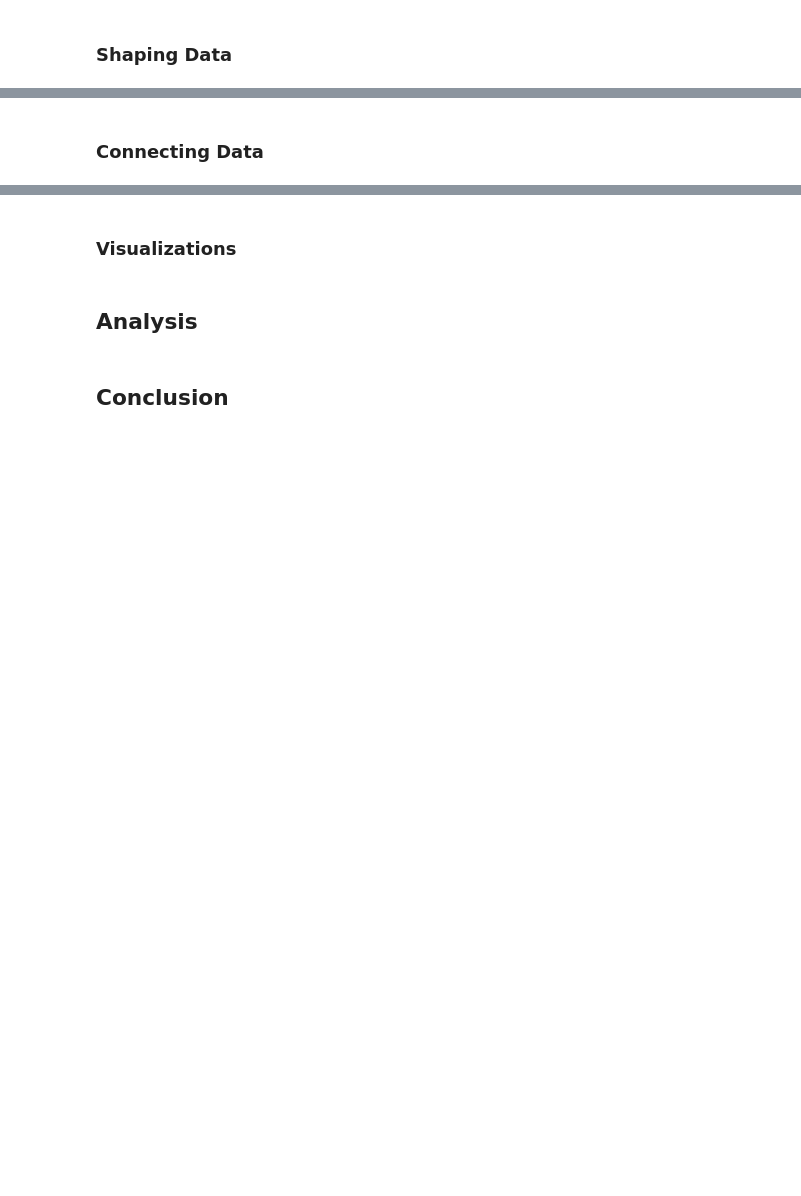
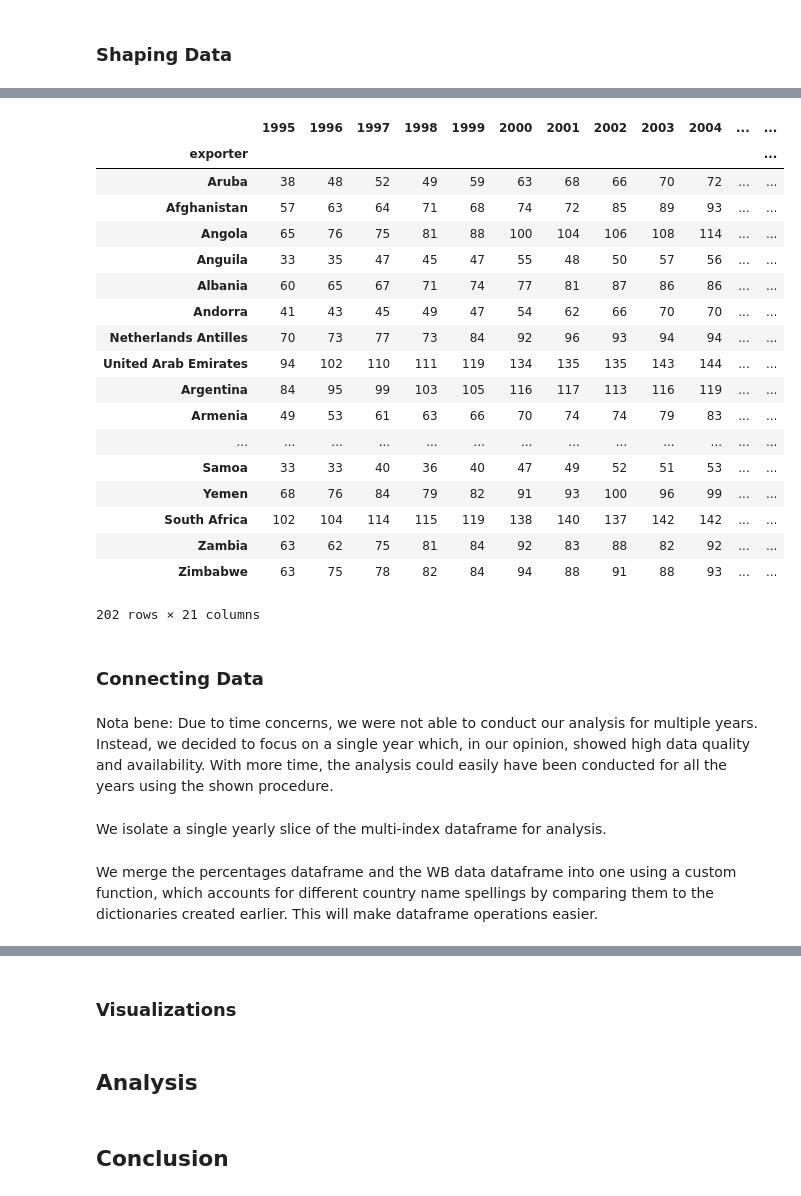
Before and after one commit to swigman/TrueEmissions, a Jupyter notebook: FA_16_Report.ipynb, the cells around one changed output, grey strips where cells are left out. Saved outputs shown, nothing was run; the diff lists cells and outputs as text; code cells hidden in the pictures; blank space fills up the shorter version.

```diff
--- a/FA_16_Report.ipynb
+++ b/FA_16_Report.ipynb
@@ -172,0 +219,2 @@ dtype: float64
+# %%
+percentages_multi = imported_data.copy()
@@ -172,0 +223,5 @@ dtype: float64
+# %%
+for year in years:
+    this = percentages_multi.loc[year].div(percentages_multi.loc[year].sum(axis=1), axis=0)
+    this_filled = this.fillna(0)
+    percentages_multi.loc[year].update(this_filled)
@@ -173,2 +232,38 @@ dtype: float64
+# %%
+data_points = (percentages_multi.loc[1995] != 0).sum(axis=1).to_frame()
+data_points.columns = ['1995']
+
+i=1
+for year in years[1:]:
+    i=i+1
+    this = (percentages_multi.loc[year] != 0).sum(axis=1)
+    data_points = data_points.assign(temp = this)
+    data_points.columns = [years[:i]]
+
+data_points
+# %% [output]
+|  | 1995 | 1996 | 1997 | 1998 | 1999 | 2000 | 2001 | 2002 | 2003 | 2004 | ... | ... |
+| exporter |  |  |  |  |  |  |  |  |  |  |  | ... |
+| Aruba | 38 | 48 | 52 | 49 | 59 | 63 | 68 | 66 | 70 | 72 | ... | ... |
+| Afghanistan | 57 | 63 | 64 | 71 | 68 | 74 | 72 | 85 | 89 | 93 | ... | ... |
+| Angola | 65 | 76 | 75 | 81 | 88 | 100 | 104 | 106 | 108 | 114 | ... | ... |
+| Anguila | 33 | 35 | 47 | 45 | 47 | 55 | 48 | 50 | 57 | 56 | ... | ... |
+| Albania | 60 | 65 | 67 | 71 | 74 | 77 | 81 | 87 | 86 | 86 | ... | ... |
+| Andorra | 41 | 43 | 45 | 49 | 47 | 54 | 62 | 66 | 70 | 70 | ... | ... |
+| Netherlands Antilles | 70 | 73 | 77 | 73 | 84 | 92 | 96 | 93 | 94 | 94 | ... | ... |
+| United Arab Emirates | 94 | 102 | 110 | 111 | 119 | 134 | 135 | 135 | 143 | 144 | ... | ... |
+| Argentina | 84 | 95 | 99 | 103 | 105 | 116 | 117 | 113 | 116 | 119 | ... | ... |
+| Armenia | 49 | 53 | 61 | 63 | 66 | 70 | 74 | 74 | 79 | 83 | ... | ... |
+| ... | ... | ... | ... | ... | ... | ... | ... | ... | ... | ... | ... | ... |
+| Samoa | 33 | 33 | 40 | 36 | 40 | 47 | 49 | 52 | 51 | 53 | ... | ... |
+| Yemen | 68 | 76 | 84 | 79 | 82 | 91 | 93 | 100 | 96 | 99 | ... | ... |
+| South Africa | 102 | 104 | 114 | 115 | 119 | 138 | 140 | 137 | 142 | 142 | ... | ... |
+| Zambia | 63 | 62 | 75 | 81 | 84 | 92 | 83 | 88 | 82 | 92 | ... | ... |
+| Zimbabwe | 63 | 75 | 78 | 82 | 84 | 94 | 88 | 91 | 88 | 93 | ... | ... |
+202 rows × 21 columns
 # %% [markdown]
 ### Connecting Data
+# %% [markdown]
+Nota bene: Due to time concerns, we were not able to conduct our analysis for multiple years. Instead, we decided to focus on a single year which, in our opinion, showed high data quality and availability. With more time, the analysis could easily have been conducted for all the years using the shown procedure.
+# %% [markdown]
+We isolate a single yearly slice of the multi-index dataframe for analysis.
@@ -174,0 +278,2 @@ dtype: float64
+# %% [markdown]
+We merge the percentages dataframe and the WB data dataframe into one using a custom function, which accounts for different country name spellings by comparing them to the dictionaries created earlier. This will make dataframe operations easier.
```
Also changed, not shown: parts of 17 cells of this notebook.
